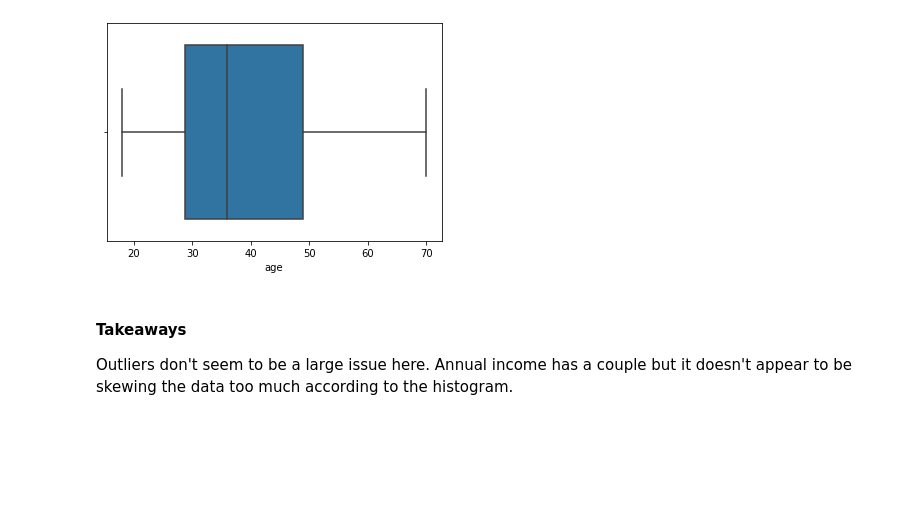
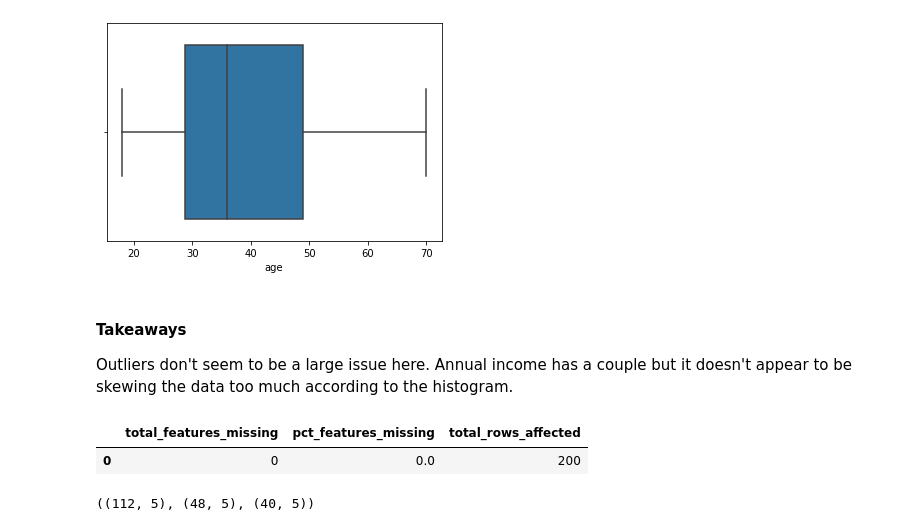
Before and after one commit to DBerchelmann/clustering-exercises, a Jupyter notebook: mall_customers.ipynb, the cells around one changed output. Cells and saved outputs as stored; diff of their text form; code cells hidden in the pictures; blank space fills up the shorter version.

```diff
--- a/mall_customers.ipynb
+++ b/mall_customers.ipynb
@@ -181,3 +181,23 @@ sns.boxplot(data = df, x = 'age')
 <h4>Takeaways</h4>
 
 Outliers don't seem to be a large issue here. Annual income has a couple but it doesn't appear to be skewing the data too much according to the histogram.
+# %%
+def features_missing(df):
+
+    '''This function creates a new dataframe that analyzes the total features(columns) missing for the rows in
+    the data frame. It also give s a percentage'''
+
+
+    df2 = df.isnull().sum(axis =1).value_counts().sort_index(ascending=False)
+    df2 = pd.DataFrame(df2)
+    df2.reset_index(level=0, inplace=True)
+    df2.columns= ['total_features_missing', 'total_rows_affected']
+    df2['pct_features_missing']= round((df2.total_features_missing /df.shape[1]) * 100, 2)
+    df2 = df2[['total_features_missing', 'pct_features_missing', 'total_rows_affected']]
+
+    return df2
+# %%
+features_missing(df)
+# %% [output]
+|  | total_features_missing | pct_features_missing | total_rows_affected |
+| 0 | 0 | 0.0 | 200 |
@@ -183,0 +218,4 @@ Outliers don't seem to be a large issue here. Annual income has a couple but it
+# %%
+train.shape, validate.shape, test.shape
+# %% [output]
+((112, 5), (48, 5), (40, 5))
```
Also changed, not shown: parts of 3 cells of this notebook, 2 other files.
